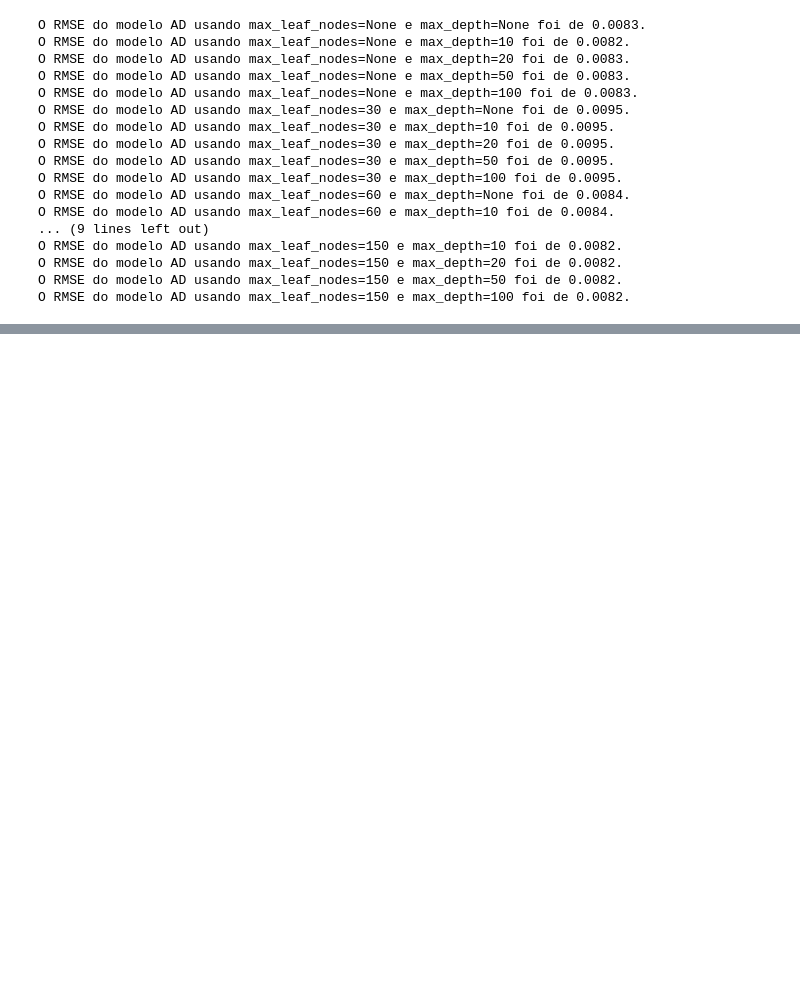
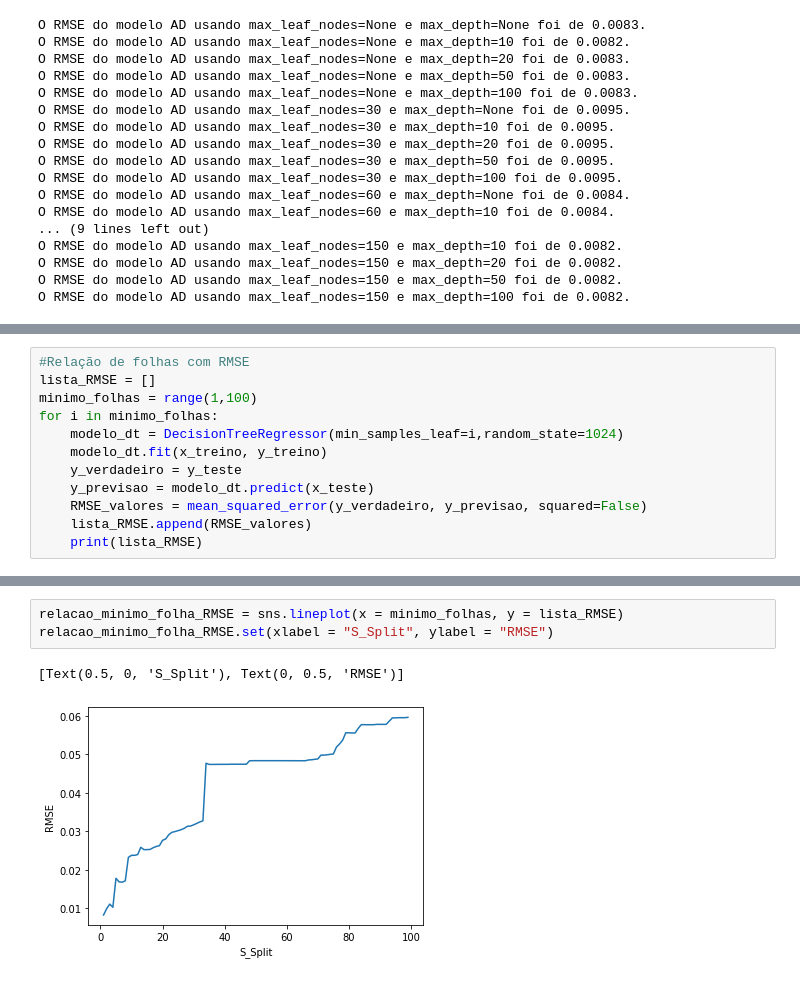
Before and after one commit to CaioHubit/Aprendizado-de-M-quina, a Jupyter notebook: Arvore de decisoes.ipynb, the cells around one changed output, grey strips where cells are left out. Saved outputs shown, nothing was run; the diff lists cells and outputs as text; blank space fills up the shorter version.

```diff
--- a/Arvore de decisoes.ipynb
+++ b/Arvore de decisoes.ipynb
@@ -346,0 +396,12 @@ plt.show()
+# %%
+#Relação de folhas com RMSE
+lista_RMSE = []
+minimo_folhas = range(1,100)
+for i in minimo_folhas:
+    modelo_dt = DecisionTreeRegressor(min_samples_leaf=i,random_state=1024)
+    modelo_dt.fit(x_treino, y_treino)
+    y_verdadeiro = y_teste
+    y_previsao = modelo_dt.predict(x_teste)
+    RMSE_valores = mean_squared_error(y_verdadeiro, y_previsao, squared=False)
+    lista_RMSE.append(RMSE_valores)
+    print(lista_RMSE)
@@ -346,0 +426,6 @@ plt.show()
+# %%
+relacao_minimo_folha_RMSE = sns.lineplot(x = minimo_folhas, y = lista_RMSE)
+relacao_minimo_folha_RMSE.set(xlabel = "S_Split", ylabel = "RMSE")
+# %% [output]
+[Text(0.5, 0, 'S_Split'), Text(0, 0.5, 'RMSE')]
+[figure, added]
```
Also changed, not shown: parts of 12 cells of this notebook, 6 other files.
